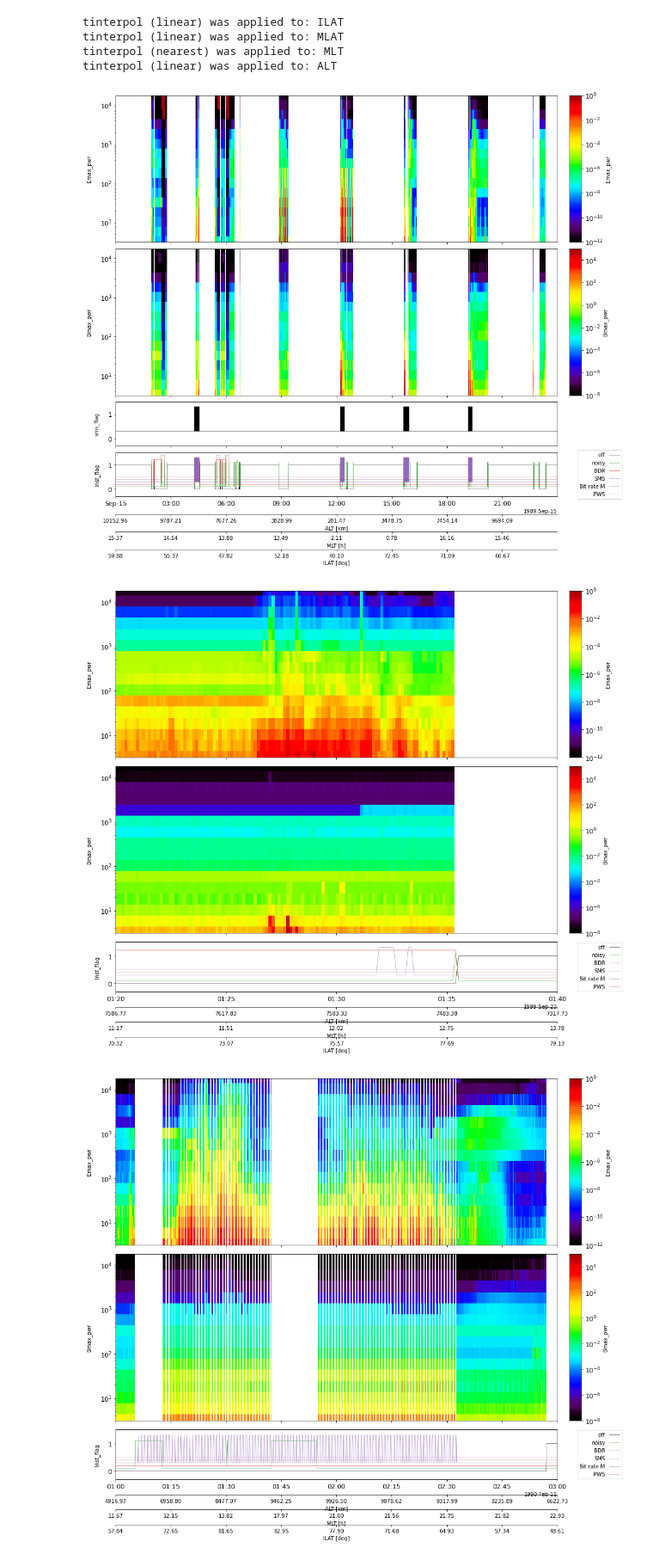
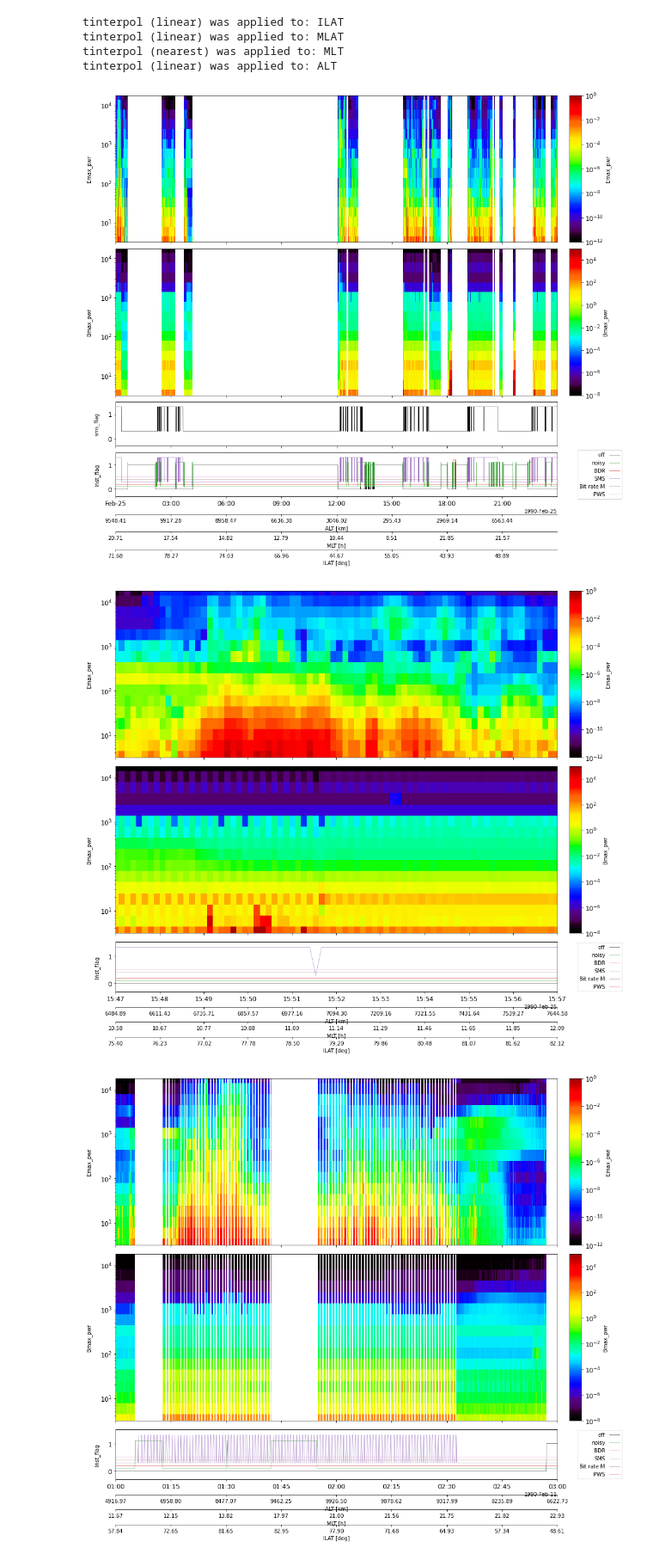
Before and after one commit to shuji-onosawa/Akebono_analysis_old, a Jupyter notebook: VLF_mca/Akebono_analysis.ipynb, the cells around one changed output. Shown at 86% size. Saved outputs shown, nothing was run; the diff lists cells and outputs as text; code cells hidden in the pictures.

```diff
--- a/VLF_mca/Akebono_analysis.ipynb
+++ b/VLF_mca/Akebono_analysis.ipynb
@@ -6,8 +6,8 @@ import pyspedas
 import numpy as np
 from pytplot.MPLPlotter.tplot import tplot
 
-trange = ['1989-9-15', '1989-9-16']
-load.mca(trange, spec_type='pwr', del_invalid_data=['off', 'noisy', 'sms', 'bdr'])
+trange = ['1990-2-25', '1990-2-26']
+load.mca(trange, spec_type='pwr', del_invalid_data=['off', 'noisy', 'bdr'])
 load.orb(trange)
 
 postgap = get_data('PostGap')
@@ -45,12 +45,12 @@ tinterpol (linear) was applied to: ILAT
 tinterpol (linear) was applied to: MLAT
 tinterpol (nearest) was applied to: MLT
 tinterpol (linear) was applied to: ALT
-[figure, old version]
+[figure, new version]
 # %%
-pytplot.tlimit([trange[0]+' 1:20:00', trange[0]+' 1:40:00'])
+pytplot.tlimit([trange[0]+' 15:47:00', trange[0]+' 15:57:00'])
 tplot(['Emax_pwr','Bmax_pwr', 'Inst_flag'],  var_label= ['ALT', 'MLT', 'ILAT'], xsize = 16, ysize = 20)
 # %% [output]
-[figure, old version]
+[figure, new version]
 # %%
 pytplot.tlimit([trange[0]+' 1:00:00', trange[0]+' 3:00:00'])
 tplot(['Emax_pwr','Bmax_pwr', 'Inst_flag'],  var_label= ['ALT', 'MLT', 'ILAT'], xsize = 16, ysize = 20)
```
Also changed, not shown: parts of 1 cell of this notebook.
